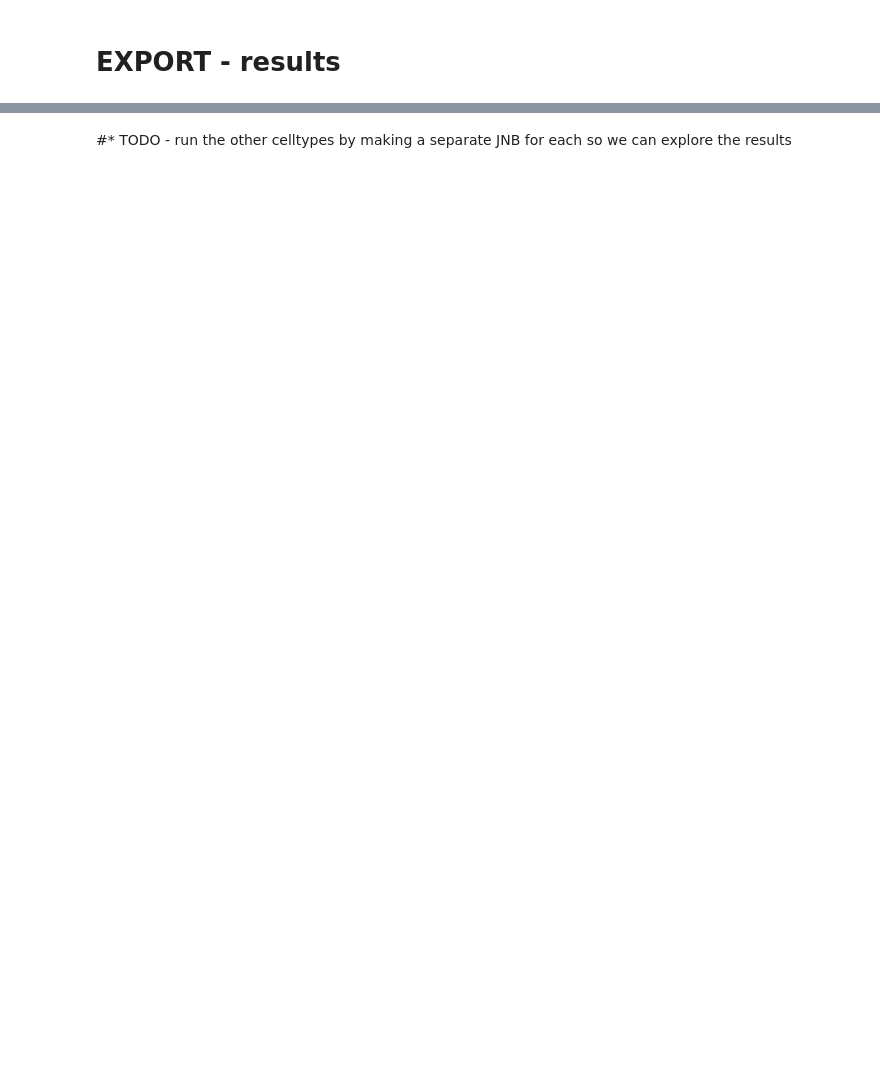
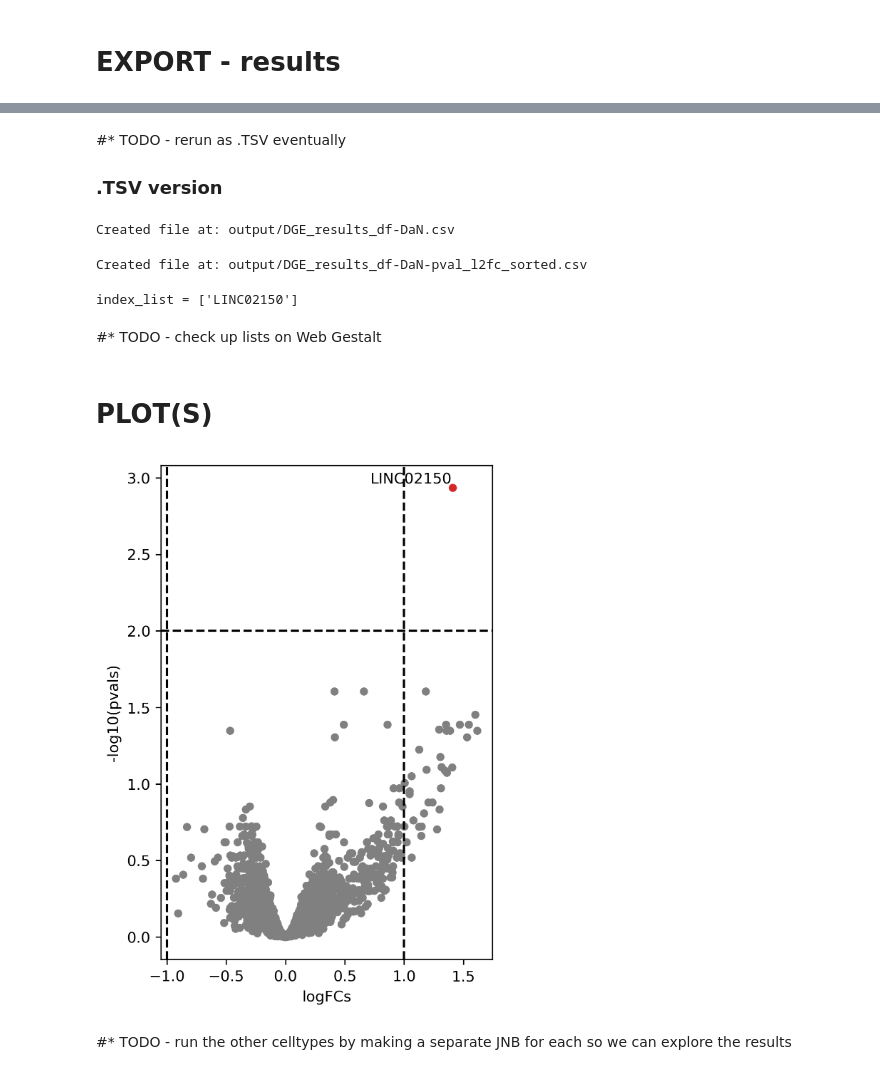
Before and after one commit to adamcatching/multiome-pipeline, a Jupyter notebook: src/1-PSEUDOBULK-DGE.ipynb, the cells around one changed output, grey strips where cells are left out. Drawn from its saved outputs; the diff is of its cells as text; code cells hidden in the pictures; blank space fills up the shorter version.

```diff
--- a/src/1-PSEUDOBULK-DGE.ipynb
+++ b/src/1-PSEUDOBULK-DGE.ipynb
@@ -40,3 +45,5 @@ Lit review on pseudotime and trajectory analysis tools, run by some suggestions
+# %%
+cell_type_number = 0
 # %% [markdown]
 # LOAD DATA
 
@@ -190,7 +194,7 @@ View of AnnData object with n_obs × n_vars = 4217 × 35633
     obsp: 'connectivities', 'distances'
 # %%
 # CHANGE - for each cell type
-selected_cell_type = cell_types[0]
+selected_cell_type = cell_types[cell_type_number]
 print('selected_cell_type =', selected_cell_type)
 # %% [output]
 selected_cell_type = DaN
@@ -273,7 +277,7 @@ ages = pdata.obs.age
 #? Q) What is this doing?
 #? A) Normalizing the ages to be 0 - 1, and then shifting the center to 0 so the range is now -0.5 to 0.5
 #?    Then the old = positive #'s and the young = negative #'s
-pdata.obs['normalage'] = (ages - np.min(ages)) / (np.max(ages) - np.min(ages)) - .5
+pdata.obs['normalage'] = (ages - np.min(ages)) / (np.max(ages) - np.min(ages)) - 0.5
 
 # # CHECK
 # print('ages = \n', ages, '\n')
@@ -425,17 +514,48 @@ DGE_results_df.to_csv(output_path)
+# %% [markdown]
+#* TODO - rerun as .TSV eventually
+
+### .TSV version
+# %%
+# # DGE_results_df.to_csv(snakemake.output.output_figure)
+output_path = os.path.join(f'output/DGE_results_df-{selected_cell_type}.tsv')
+DGE_results_df.to_csv(output_path, sep='\t')
+print(f'Created file at: {output_path}')
+# %% [output]
+Created file at: output/DGE_results_df-DaN.csv
+# %%
+# EXPORT - DF of results passing thresholds to CSV
+output_path = f'output/DGE_results_df-{selected_cell_type}-pval_l2fc_sorted.tsv'
+DGE_results_df_pval_l2fc_sorted.to_csv(output_path, sep='\t')
+print(f'Created file at: {output_path}')
+# %% [output]
+Created file at: output/DGE_results_df-DaN-pval_l2fc_sorted.csv
+# %%
+# EXTRACT - ONLY the index column as a list
+index_list = DGE_results_df_pval_l2fc_sorted.index.tolist()
+print('index_list =', index_list)
+# %% [output]
+index_list = ['LINC02150']
+# %% [markdown]
+#* TODO - check up lists on Web Gestalt
+# %% [markdown]
+# PLOT(S)
 # %%
 # PLOT - volcano plot
+output_path = f'output/volcano_plot-{selected_cell_type}.png'
+
 dc.plot_volcano_df(
-    # astrocyte_DLB_results_df,
     DGE_results_df,
     x           = 'log2FoldChange',
-    y           = 'padj',
-    top         = 20,
-    lFCs_thr    = 1,
-    sign_thr    = 1e-2,
-    figsize     = (2, 3),
+    y           = 'padj',   # Pvals = significance?
+    top         = 20,       # Top N hits to label
+    lFCs_thr    = 1,        # Log2 fold change threshold = magnitude?
+    sign_thr    = 1e-2,     # Significance threshold
+    figsize     = (4, 6),
     dpi         = 300,
-    # save        = snakemake.output.output_figure
-    save        = 'output/volcano_plot.png'
+    save        = output_path
 )
+print(f'Created file at: {output_path}')
+# %% [output]
+[figure, added]
 # %% [markdown]
 #* TODO - run the other celltypes by making a separate JNB for each so we can explore the results
```
Also changed, not shown: parts of 18 cells of this notebook.
